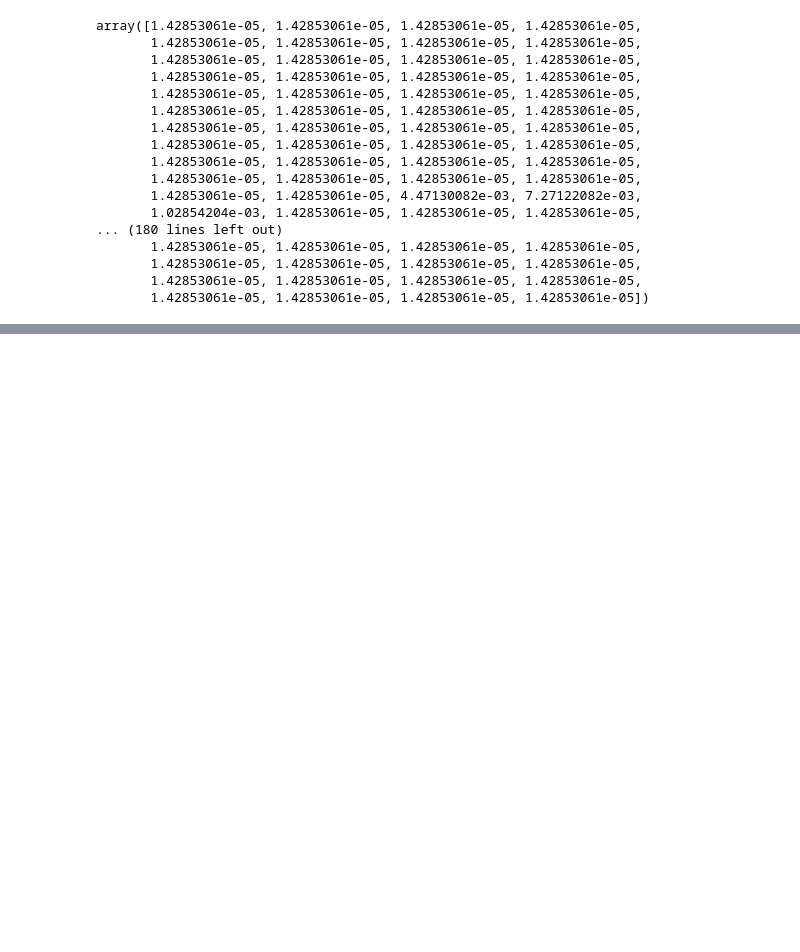
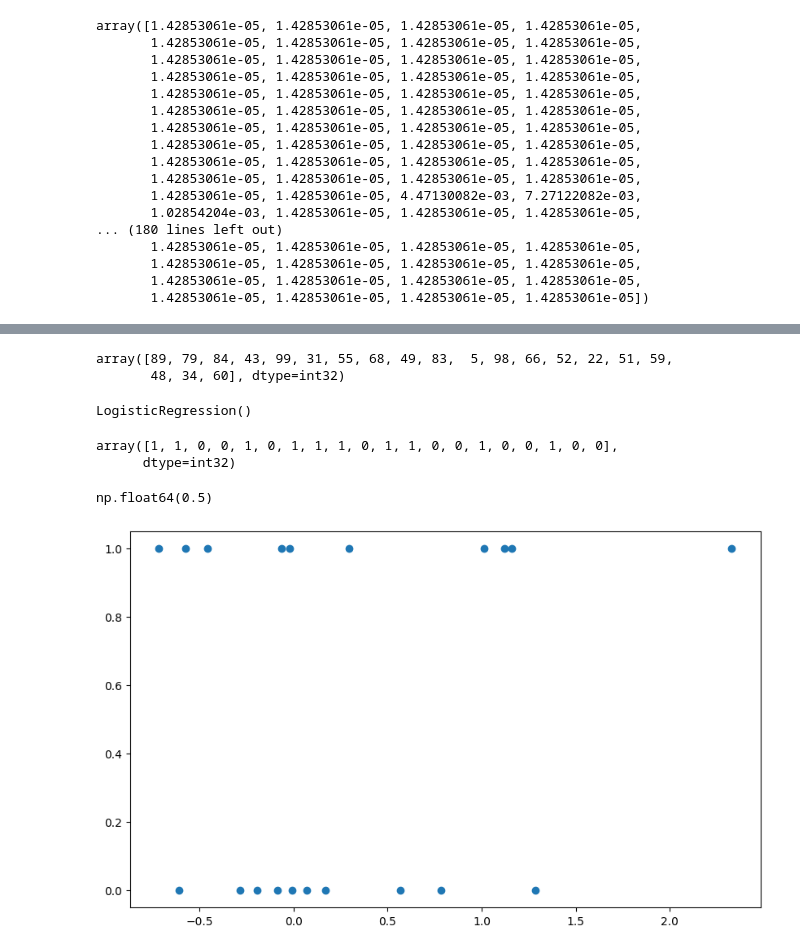
Before and after one commit to mfdezvicente/ucm, a Jupyter notebook: ML/Notas_Examen.ipynb, the cells around one changed output, grey strips where cells are left out. Drawn from its saved outputs; the diff is of its cells as text; code cells hidden in the pictures; blank space fills up the shorter version.

```diff
--- a/ML/Notas_Examen.ipynb
+++ b/ML/Notas_Examen.ipynb
@@ -132,0 +160,48 @@ def fit_naive_bayes (X, y):
+# %%
+n = len(X)
+indices_permutados = np.random.permutation(n)
+indices_permutados
+
+# Ahora tengo que seleccionar el porcentaje de muestra que quiero poner en train
+train_size = int(len(X)*0.2)
+
+indices_test = indices_permutados[:train_size]
+indices_train = indices_permutados[train_size:]
+indices_test
+# %% [output]
+array([89, 79, 84, 43, 99, 31, 55, 68, 49, 83,  5, 98, 66, 52, 22, 51, 59,
+       48, 34, 60], dtype=int32)
+# %%
+# Ahora hacemos los conjutnos de datos
+X_train = X.iloc[indices_train]
+y_train = y.iloc[indices_train]
+X_test = X.iloc[indices_test]
+y_test = y.iloc[indices_test]
+# %%
+model =  LogisticRegression()
+model.fit(X_train, y_train)
+# %% [output]
+LogisticRegression()
+# %%
+# Ahora vamos a la fase de predicción
+y_pred = model.predict(X_test)
+
+y_pred
+# %% [output]
+array([1, 1, 0, 0, 1, 0, 1, 1, 1, 0, 1, 1, 0, 0, 1, 0, 0, 1, 0, 0],
+      dtype=int32)
+# %%
+# Ahora tenemos que hacer el accuracy
+# Creamos una mask
+mask = y_test == y_pred
+accuracy = mask.mean()
+accuracy
+# %% [output]
+np.float64(0.5)
+# %%
+plt.figure(figsize= (10,6))
+plt.scatter(x = X_test['x1'], y = y_pred)
+plt.title("Visión de x_1 frente lo predicho")
+plt.show()
+# %% [output]
+[figure, added]
```
Also changed, not shown: parts of 5 cells of this notebook, 4 other files.
